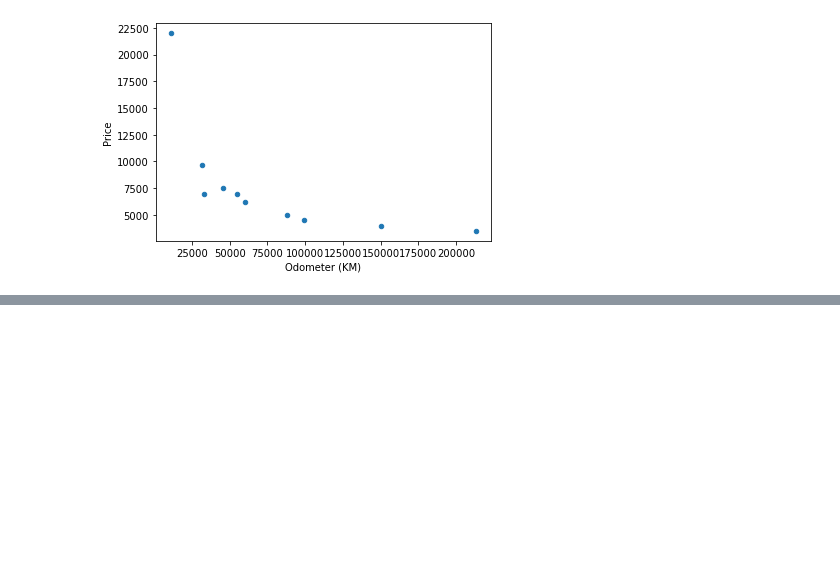
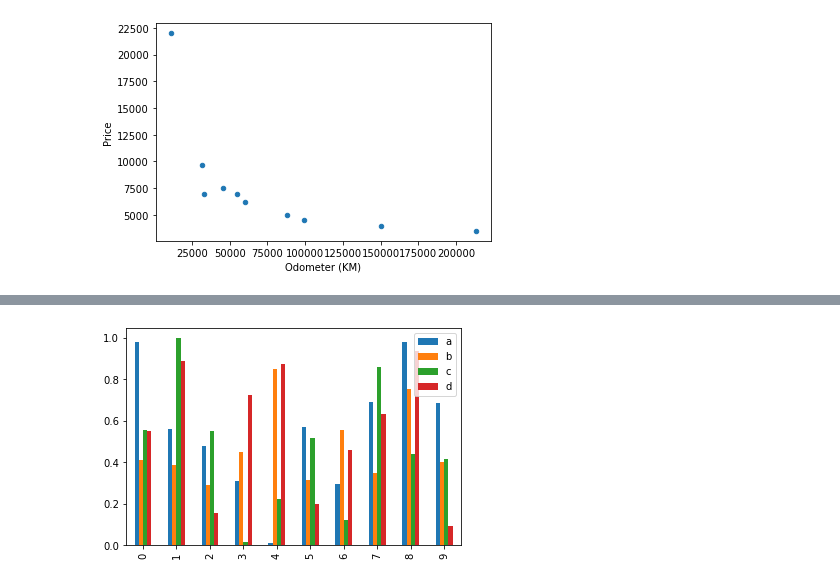
Before and after one commit to rodrez/ML, a Jupyter notebook: intro-to-matplotlib.ipynb, the cells around one changed output, grey strips where cells are left out. Saved outputs shown, nothing was run; the diff lists cells and outputs as text; code cells hidden in the pictures; blank space fills up the shorter version.

```diff
--- a/intro-to-matplotlib.ipynb
+++ b/intro-to-matplotlib.ipynb
@@ -311,0 +336,4 @@ df.plot(x="Odometer (KM)", y="Price", kind="scatter");
+# %%
+df.plot(kind='bar');
+# %% [output]
+[figure, added]
```
Also changed, not shown: parts of 42 cells of this notebook, 1 other file.
